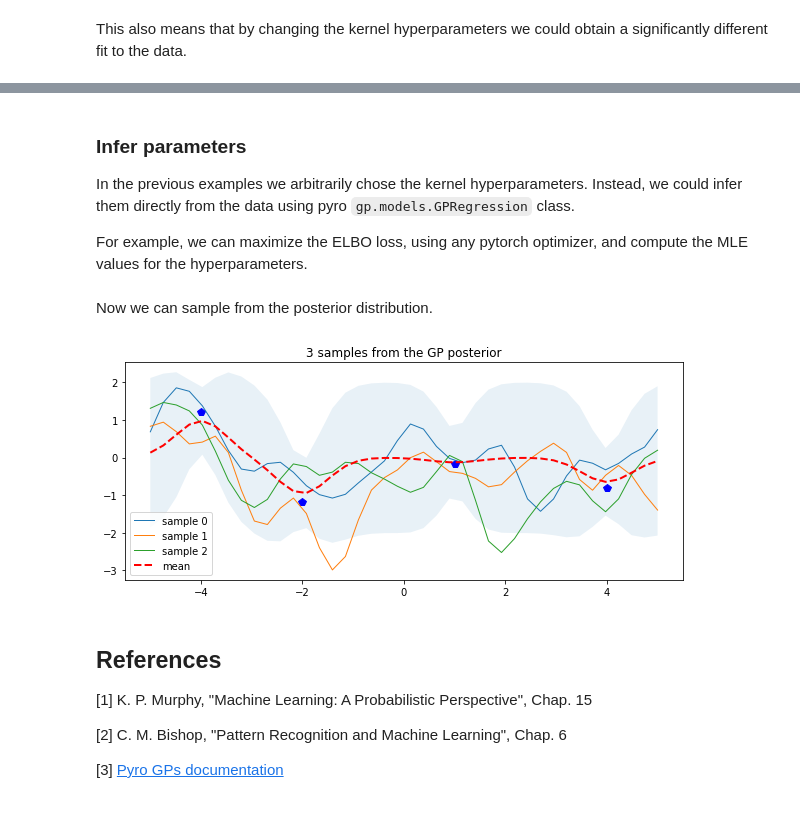
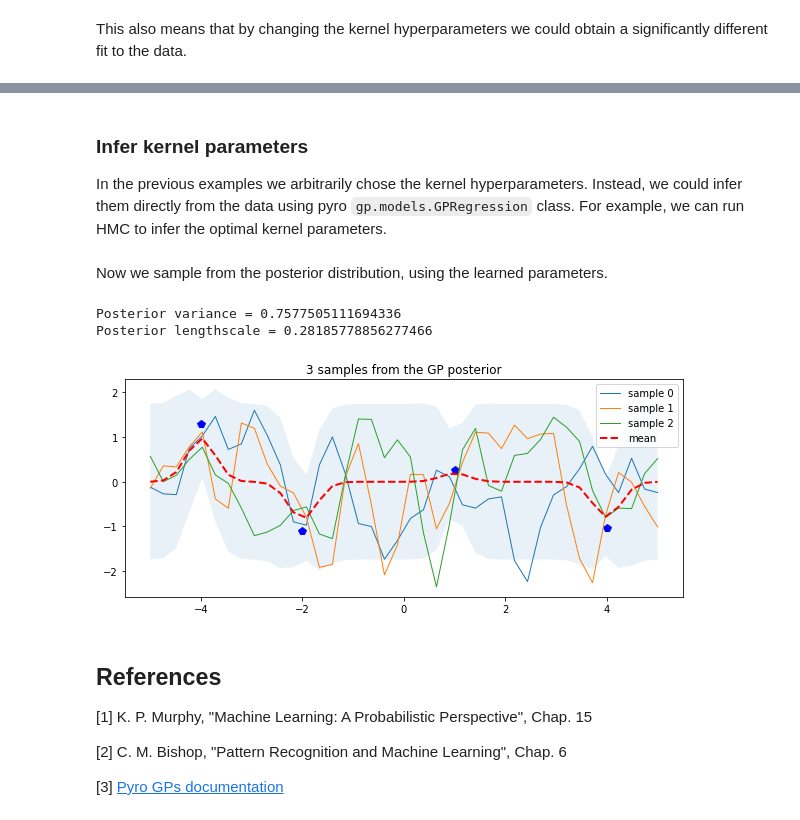
Before and after one commit to ginevracoal/statistical-machine-learning, a Jupyter notebook: notebooks/05_gaussian_processes.ipynb, the cells around one changed output, grey strips where cells are left out. Saved outputs shown, nothing was run; the diff lists cells and outputs as text; code cells hidden in the pictures.

Commit message:
hmc inference

```diff
--- a/notebooks/05_gaussian_processes.ipynb
+++ b/notebooks/05_gaussian_processes.ipynb
@@ -288,6 +289,5 @@ kernel_var=1.0, kernel_ls=0.5, noise_var=0.5
 # %% [markdown]
-### Infer parameters
+### Infer kernel parameters
 
 In the previous examples we arbitrarily chose the kernel hyperparameters. Instead, we could infer them directly from the data using pyro `gp.models.GPRegression` class.
-
-For example, we can maximize the ELBO loss, using any pytorch optimizer, and compute the MLE values for the hyperparameters.
+For example, we can run HMC to infer the optimal kernel parameters.
@@ -311,11 +294,38 @@ for i in range(num_steps):
+# %%
+pyro.clear_param_store()
+
+# Set kernel and GP
+kernel_var = dist.Exponential(10).sample()
+kernel_ls = dist.LogNormal(0, 10).sample()
+
+kernel = gp.kernels.RBF(input_dim=1, variance=kernel_var, lengthscale=kernel_ls)
+gpr = gp.models.GPRegression(x_train, y_train, kernel=kernel, noise=torch.tensor(noise_var))
+
+# Set priors and run MCMC
+gpr.kernel.set_prior("variance", dist.Exponential(1))
+gpr.kernel.set_prior("lengthscale", dist.Normal(0.3, 0.1))
+
+hmc_kernel = HMC(gpr.model)
+mcmc = MCMC(hmc_kernel, num_samples=30, warmup_steps=200)
+mcmc.run()
 # %% [markdown]
-Now we can sample from the posterior distribution.
+Now we sample from the posterior distribution, using the learned parameters.
-# %%
-mean, cov = gpr(x_test, full_cov=True, noiseless=False)
-posterior_samples = dist.MultivariateNormal(mu, sigma).sample((n_samples,))
-plot_posterior_distr(x_train, x_test, mu, sigma, posterior_samples)
-# %% [output]
-[figure, removed]
+# %%
+# Get posterior samples
+kernel_var = mcmc.get_samples()['kernel.variance'].mean()
+kernel_ls = mcmc.get_samples()['kernel.lengthscale'].mean()
+kernel = gp.kernels.RBF(input_dim=1, variance=kernel_var, lengthscale=kernel_ls)
+
+print("Posterior variance =", kernel_var.item(), "\nPosterior lengthscale =", kernel_ls.item())
+
+# Sample from posterior
+mu, sigma = posterior_predictive(x_train, y_train, x_test, kernel, noise_var)
+posterior_samples = dist.MultivariateNormal(mu, sigma).sample((n_samples,))
+plot_posterior_distr(x_train, x_test, mu, sigma, posterior_samples)
+# %% [output]
+Posterior variance = 0.7577505111694336
+Posterior lengthscale = 0.28185778856277466
+[figure, added]
 # %% [markdown]
 ## References
 [1] K. P. Murphy, "Machine Learning: A Probabilistic Perspective", Chap. 15
```
Also changed, not shown: parts of 9 cells of this notebook.
